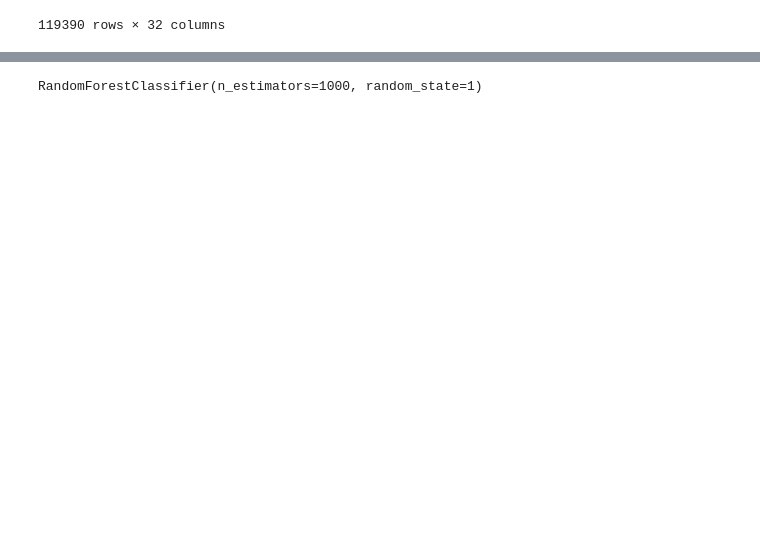
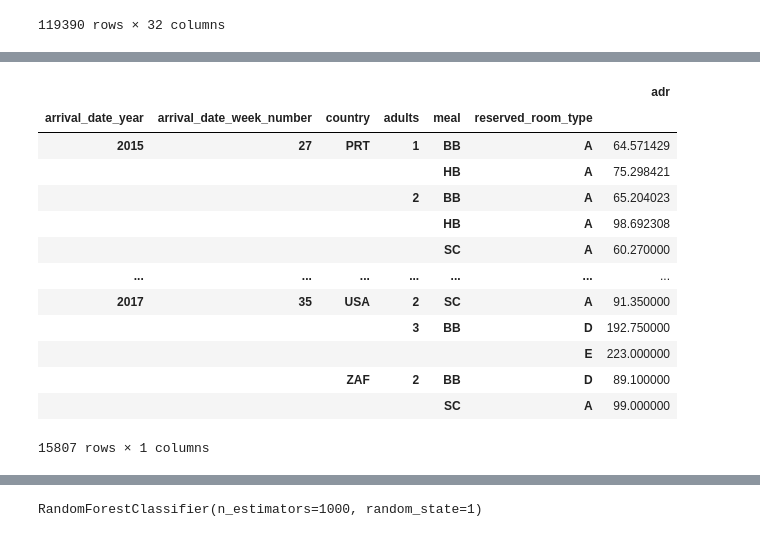
Before and after one commit to johnmyronmillar/HotelPricePredictor, a Jupyter notebook: Code/Averages.ipynb, the cells around one changed output, grey strips where cells are left out. Cells and saved outputs as stored; diff of their text form; code cells hidden in the pictures; blank space fills up the shorter version.

```diff
--- a/Code/Averages.ipynb
+++ b/Code/Averages.ipynb
@@ -220,0 +193,23 @@ df
+# %%
+# Create new DF of average per date
+new_df = df.filter(['adr','lead_time', 'arrival_date_year', 'arrival_date_week_number', 'adults', 'country', 'meal', 'reserved_room_type'], axis=1)
+# %%
+# Create new DF of average per date
+avg_df = new_df.groupby(['arrival_date_year', 'arrival_date_week_number', 'country', 'adults', 'meal', 'reserved_room_type'])['adr'].mean()
+grouped_df = pd.DataFrame(avg_df)
+grouped_df
+# %% [output]
+|  |  |  |  |  |  | adr |
+| arrival_date_year | arrival_date_week_number | country | adults | meal | reserved_room_type |  |
+| 2015 | 27 | PRT | 1 | BB | A | 64.571429 |
+|  |  |  |  | HB | A | 75.298421 |
+|  |  |  | 2 | BB | A | 65.204023 |
+|  |  |  |  | HB | A | 98.692308 |
+|  |  |  |  | SC | A | 60.270000 |
+| ... | ... | ... | ... | ... | ... | ... |
+| 2017 | 35 | USA | 2 | SC | A | 91.350000 |
+|  |  |  | 3 | BB | D | 192.750000 |
+|  |  |  |  |  | E | 223.000000 |
+|  |  | ZAF | 2 | BB | D | 89.100000 |
+|  |  |  |  | SC | A | 99.000000 |
+15807 rows × 1 columns
```
Also changed, not shown: parts of 26 cells of this notebook, 2 other files.
